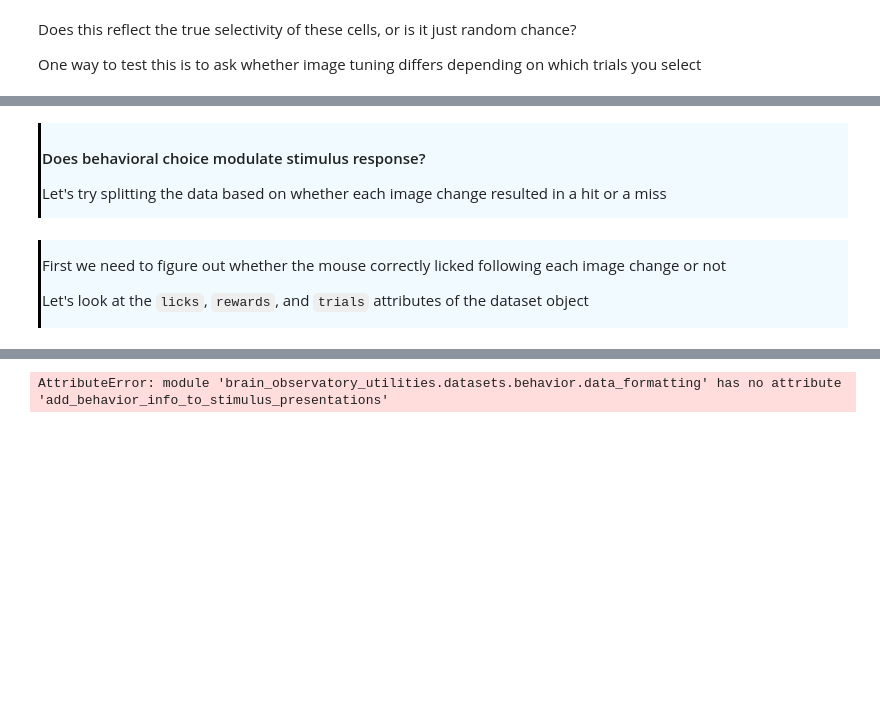
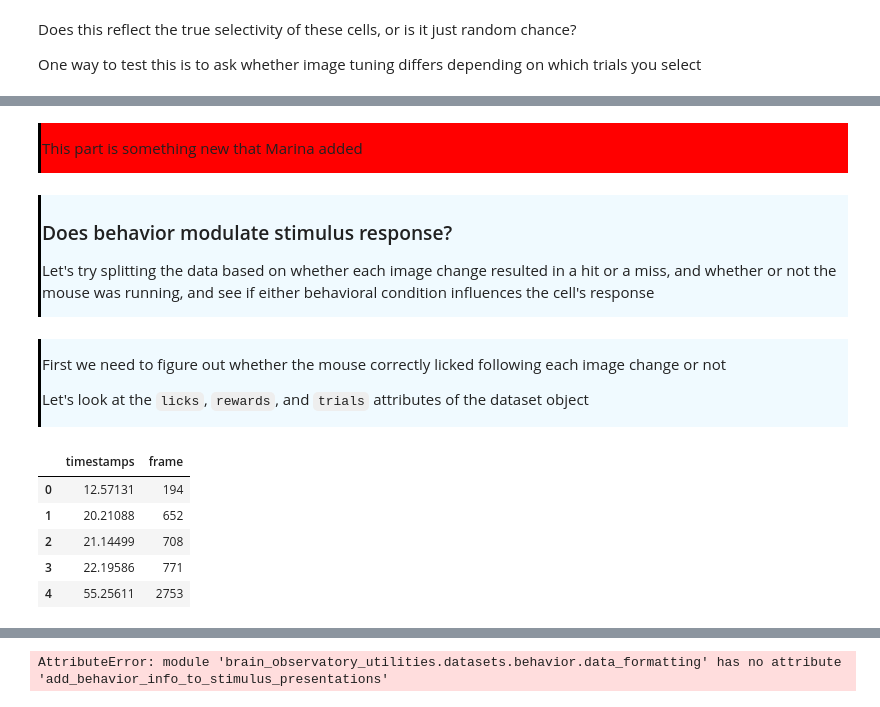
Before and after one commit to mattjdavis/SWDB_2024_Physiology, a Jupyter notebook: code/dev/SWDB2024_Day2_Workshop1_draft.ipynb, the cells around one changed output, grey strips where cells are left out. Drawn from its saved outputs; the diff is of its cells as text; code cells hidden in the pictures; blank space fills up the shorter version.

```diff
--- a/code/dev/SWDB2024_Day2_Workshop1_draft.ipynb
+++ b/code/dev/SWDB2024_Day2_Workshop1_draft.ipynb
@@ -1166,10 +1253,15 @@ Let's try splitting the data randomly and checking if the tuning curves look the
+# %% [markdown]
+<div style="border-left: 3px solid #000; padding: 1px; padding-left: 10px; background: #FF0000; ">
+<p>
+
+This part is something new that Marina added
 # %% [markdown]
 <div style="border-left: 3px solid #000; padding: 1px; padding-left: 10px; background: #F0FAFF; ">
 <p>
 
-<h4> Does behavioral choice modulate stimulus response? </h4>
+<h3> Does behavior modulate stimulus response? </h3>
 
-Let's try splitting the data based on whether each image change resulted in a hit or a miss
+Let's try splitting the data based on whether each image change resulted in a hit or a miss, and whether or not the mouse was running, and see if either behavioral condition influences the cell's response
 # %% [markdown]
 <div style="border-left: 3px solid #000; padding: 1px; padding-left: 10px; background: #F0FAFF; ">
 <p>
@@ -1186,0 +1272,10 @@ This can be found in the `behavior` module
+# %%
+# Timestamps of every lick in the session
+dataset.licks.head()
+# %% [output]
+|  | timestamps | frame |
+| 0 | 12.57131 | 194 |
+| 1 | 20.21088 | 652 |
+| 2 | 21.14499 | 708 |
+| 3 | 22.19586 | 771 |
+| 4 | 55.25611 | 2753 |
```
Also changed, not shown: parts of 71 cells of this notebook.
